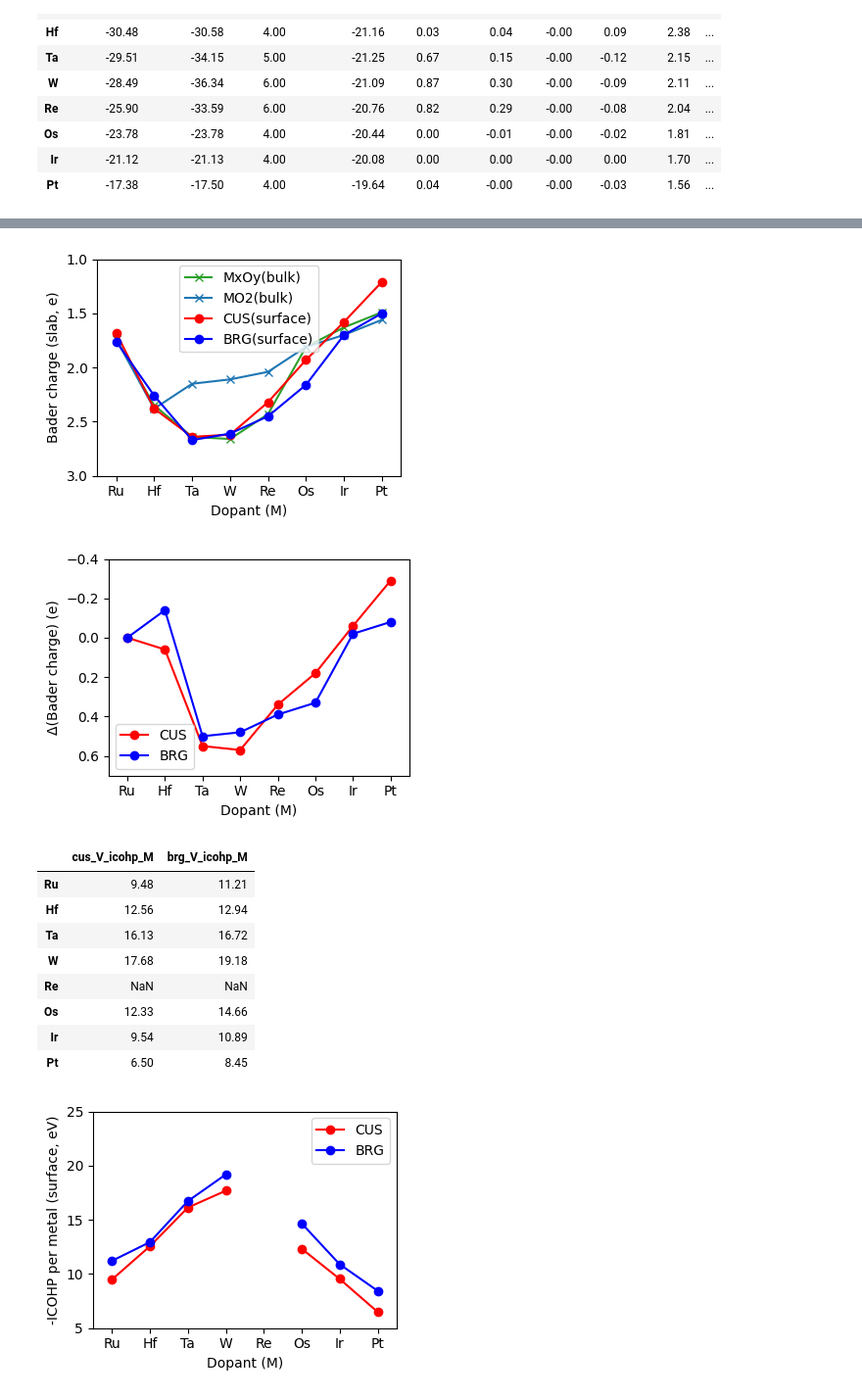
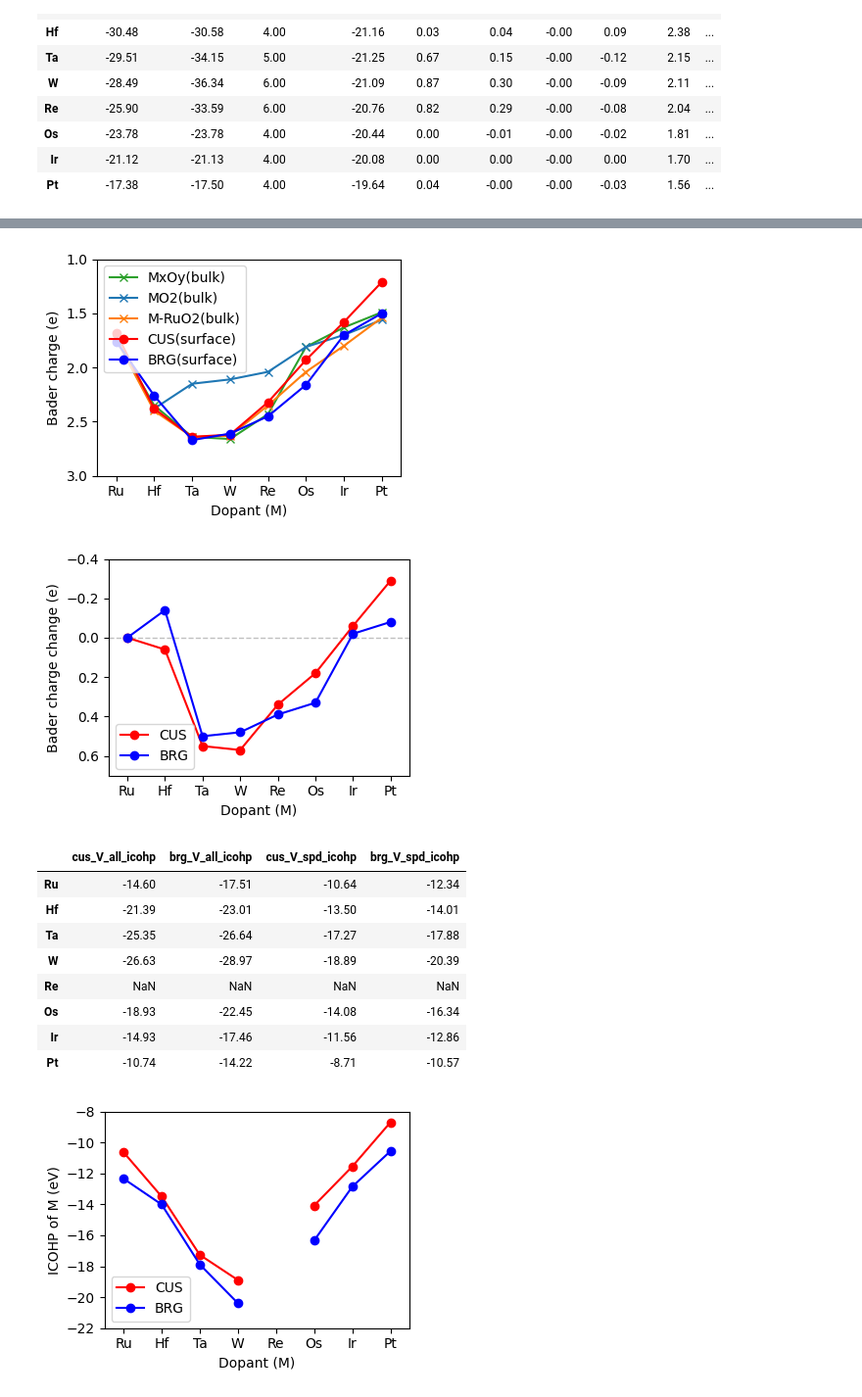
Before and after one commit to jhyeonjung97/tools, a Jupyter notebook: ruo2/icohp.ipynb, the cells around one changed output, grey strips where cells are left out. Shown at 98% size. Cells and saved outputs as stored; diff of their text form; code cells hidden in the pictures.

```diff
--- a/ruo2/icohp.ipynb
+++ b/ruo2/icohp.ipynb
@@ -872,7 +651,7 @@ plt.close()
 # %%
 plt.figure(figsize=figsize)
 
-cols = ['MxOy_chg', 'MO2_chg', 'M-RuO2_chg_M', 'cus_V_chg_M', 'brg_V_chg_M']
+cols = ['MxOy_chg', 'MO2_chg', 'M-RuO2_chg(M)', 'cus_V_chg', 'brg_V_chg']
 labels = ['MxOy(bulk)', 'MO2(bulk)', 'M-RuO2(bulk)', 'CUS(surface)', 'BRG(surface)']
 colors = ['tab:green', 'tab:blue', 'tab:orange', 'red', 'blue']
 zorders = [2, 1, 3, 4, 5]
@@ -894,7 +673,7 @@ for i, col in enumerate(cols):
         )
 
 plt.xlabel('Dopant (M)')
-plt.ylabel('Bader charge (slab, e)')
+plt.ylabel('Bader charge (e)')
 plt.ylim(3.0, 1.0)
 
 plt.xlim(-0.5, 7.5)
@@ -907,14 +686,14 @@ plt.savefig(f'{root}/figures/all_bader_charge.png', dpi=dpi, transparent=True)
 plt.show()
 plt.close()
 # %% [output]
-[figure, old version]
+[figure, new version]
 # %%
-data['V_Δchg_bulk_cus'] = data['cus_V_chg_M'] - data['cus_V_chg_M']['Ru'] - data['MO2_chg'] + data['MO2_chg']['Ru']
-data['V_Δchg_bulk_brg'] = data['brg_V_chg_M'] - data['brg_V_chg_M']['Ru'] - data['MO2_chg'] + data['MO2_chg']['Ru']
+data['cus_V_Δchg'] = data['cus_V_chg'] - data['cus_V_chg']['Ru'] - data['MO2_chg'] + data['MO2_chg']['Ru']
+data['brg_V_Δchg'] = data['brg_V_chg'] - data['brg_V_chg']['Ru'] - data['MO2_chg'] + data['MO2_chg']['Ru']
 
 plt.figure(figsize=figsize)
 
-cols = ['V_Δchg_bulk_cus', 'V_Δchg_bulk_brg']
+cols = ['cus_V_Δchg', 'brg_V_Δchg']
 labels = ['CUS', 'BRG']
 colors = ['red', 'blue']
 zorders = [2, 1]
@@ -929,9 +708,10 @@ for i, col in enumerate(cols):
             color=colors[i % len(colors)],
             # zorder=zorders[i % len(zorders)]
         )
+plt.axhline(0, color='silver', linestyle='--', linewidth='1', zorder=0)
 
 plt.xlabel('Dopant (M)')
-plt.ylabel('Δ(Bader charge) (e)')
+plt.ylabel('Bader charge change (e)')
 plt.ylim(0.7, -0.4)
 
 plt.xlim(-0.5, 7.5)
@@ -940,75 +720,71 @@ plt.xticks(range(len(data.index)), data.index.tolist())
 
 plt.tight_layout()
 # coverage = coverage.split('_')[0]
-plt.savefig(f'{root}/figures/Δcross_bader_charge.png', dpi=dpi, transparent=True)
+plt.savefig(f'{root}/figures/surface_dopant_bader_charge.png', dpi=dpi, transparent=True)
 plt.show()
 plt.close()
 # %% [output]
-[figure, old version]
+[figure, new version]
 # %%
-def get_icohp_sum(icohp_file):
-    """Return the numeric value from the last '-ICOHP sum:' line."""
-    with open(icohp_file, 'r') as file:
-        for line in reversed(file.readlines()):
-            match = re.search(r"-ICOHP\s*sum\s*:\s*([-+]?\d*\.?\d+(?:[eE][-+]?\d+)?)", line)
-            if match:
-                return float(match.group(1))
-    return None
-
 for dir in ['1_cus_V_V', '2_brg_V_V', '3_cus_O_O', '4_brg_O_O']:
     ads_site = dir.split('_')[1]
     coverage = dir.split('_')[2]
     for subdir in subdirs:
         element = subdir.split('_')[1]
-        icohp_file = os.path.join(root, '4_slab_M-RuO2', 'cohp', dir, subdir, 'icohplist.txt')
+        spd_icohp_file = os.path.join(root, '4_slab_M-RuO2', 'cohp', dir, subdir, 'icohp_spd.txt')
+        all_icohp_file = os.path.join(root, '4_slab_M-RuO2', 'cohp', dir, subdir, 'icohp_all.txt')
 
-        if os.path.exists(icohp_file):
-            icohp_sum = get_icohp_sum(icohp_file)
-            if icohp_sum is not None:
-                data.loc[element, f'{ads_site}_{coverage}_icohp_M'] = icohp_sum
+        if os.path.exists(spd_icohp_file):
+            spd_icohp_sum = parse_icohp_sum(spd_icohp_file)
+            if spd_icohp_sum is not None:
+                data.loc[element, f'{ads_site}_{coverage}_spd_icohp'] = spd_icohp_sum
+        if os.path.exists(all_icohp_file):
+            all_icohp_sum = parse_icohp_sum(all_icohp_file)
+            if all_icohp_sum is not None:
+                data.loc[element, f'{ads_site}_{coverage}_all_icohp'] = all_icohp_sum
 
-data[['cus_V_icohp_M', 'brg_V_icohp_M']]
+data[['cus_V_all_icohp', 'brg_V_all_icohp', 'cus_V_spd_icohp', 'brg_V_spd_icohp']]
 # %% [output]
-|  | cus_V_icohp_M | brg_V_icohp_M |
-| Ru | 9.48 | 11.21 |
-| Hf | 12.56 | 12.94 |
-| Ta | 16.13 | 16.72 |
-| W | 17.68 | 19.18 |
-| Re | NaN | NaN |
-| Os | 12.33 | 14.66 |
-| Ir | 9.54 | 10.89 |
-| Pt | 6.50 | 8.45 |
+|  | cus_V_all_icohp | brg_V_all_icohp | cus_V_spd_icohp | brg_V_spd_icohp |
+| Ru | -14.60 | -17.51 | -10.64 | -12.34 |
+| Hf | -21.39 | -23.01 | -13.50 | -14.01 |
+| Ta | -25.35 | -26.64 | -17.27 | -17.88 |
+| W | -26.63 | -28.97 | -18.89 | -20.39 |
+| Re | NaN | NaN | NaN | NaN |
+| Os | -18.93 | -22.45 | -14.08 | -16.34 |
+| Ir | -14.93 | -17.46 | -11.56 | -12.86 |
+| Pt | -10.74 | -14.22 | -8.71 | -10.57 |
 # %%
 plt.figure(figsize=figsize)
 
-cols = ['cus_V_icohp_M', 'brg_V_icohp_M']
+cols = ['cus_V_spd_icohp', 'brg_V_spd_icohp']
 labels = ['CUS', 'BRG']
 colors = ['red', 'blue']
 zorders = [2, 1]
 
 for i, col in enumerate(cols):
     if col in data.columns:
         plt.plot(
             data.index,
             data[col],
             marker='o',
             label=labels[i % len(labels)],
             color=colors[i % len(colors)],
             # zorder=zorders[i % len(zorders)]
         )
 
 plt.xlabel('Dopant (M)')
-plt.ylabel('-ICOHP per metal (surface, eV)')
-plt.ylim(5, 25)
+plt.ylabel('ICOHP of M (eV)')
+plt.ylim(-22, -8)
 
 plt.xlim(-0.5, 7.5)
 plt.legend(loc='best')
 plt.xticks(range(len(data.index)), data.index.tolist())
 
 plt.tight_layout()
 # coverage = coverage.split('_')[0]
-plt.savefig(f'{root}/figures/surface_icohp_per_metal.png', dpi=dpi, transparent=True)
+plt.savefig(f'{root}/figures/surface_spd_icohp_per_metal.png', dpi=dpi, transparent=True)
 plt.show()
 plt.close()
 # %% [output]
-[figure, old version]
+[figure, new version]
```
Also changed, not shown: parts of 25 cells of this notebook.
